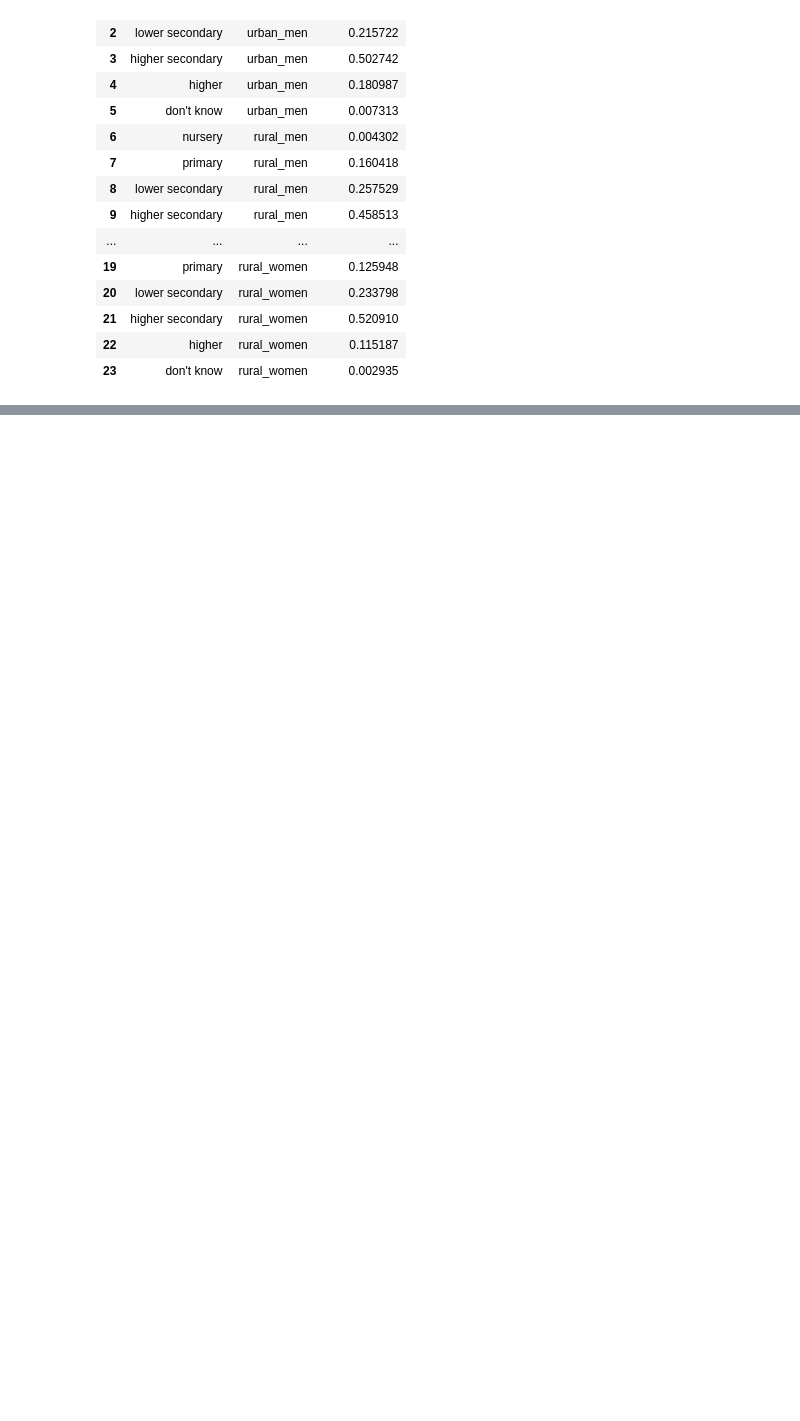
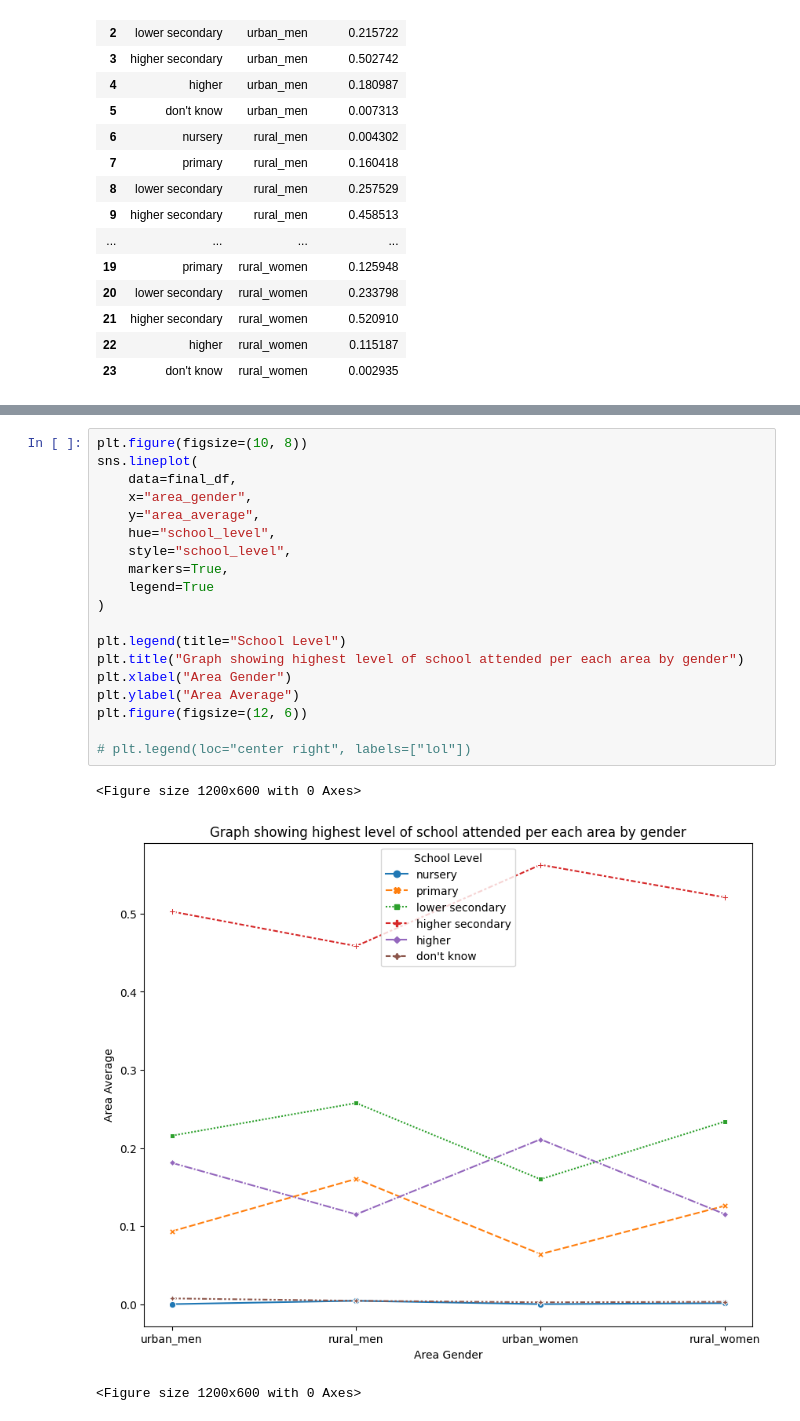
Before and after one commit to simeonachester/bos_data_competition_2023, a Jupyter notebook: MICS6_2023_Stats-Day-Competition/education_analysis/men_women_attendance.ipynb, the cells around one changed output, grey strips where cells are left out. Drawn from its saved outputs; the diff is of its cells as text; blank space fills up the shorter version.

```diff
--- a/MICS6_2023_Stats-Day-Competition/education_analysis/men_women_attendance.ipynb
+++ b/MICS6_2023_Stats-Day-Competition/education_analysis/men_women_attendance.ipynb
@@ -73,0 +99,23 @@ sns.catplot(
+# %%
+plt.figure(figsize=(10, 8))
+sns.lineplot(
+    data=final_df,
+    x="area_gender",
+    y="area_average",
+    hue="school_level",
+    style="school_level",
+    markers=True,
+    legend=True
+)
+
+plt.legend(title="School Level")
+plt.title("Graph showing highest level of school attended per each area by gender")
+plt.xlabel("Area Gender")
+plt.ylabel("Area Average")
+plt.figure(figsize=(12, 6))
+
+# plt.legend(loc="center right", labels=["lol"])
+# %% [output]
+<Figure size 1200x600 with 0 Axes>
+[figure, added]
+<Figure size 1200x600 with 0 Axes>
```
Also changed, not shown: parts of 2 cells of this notebook, 10 other files.
